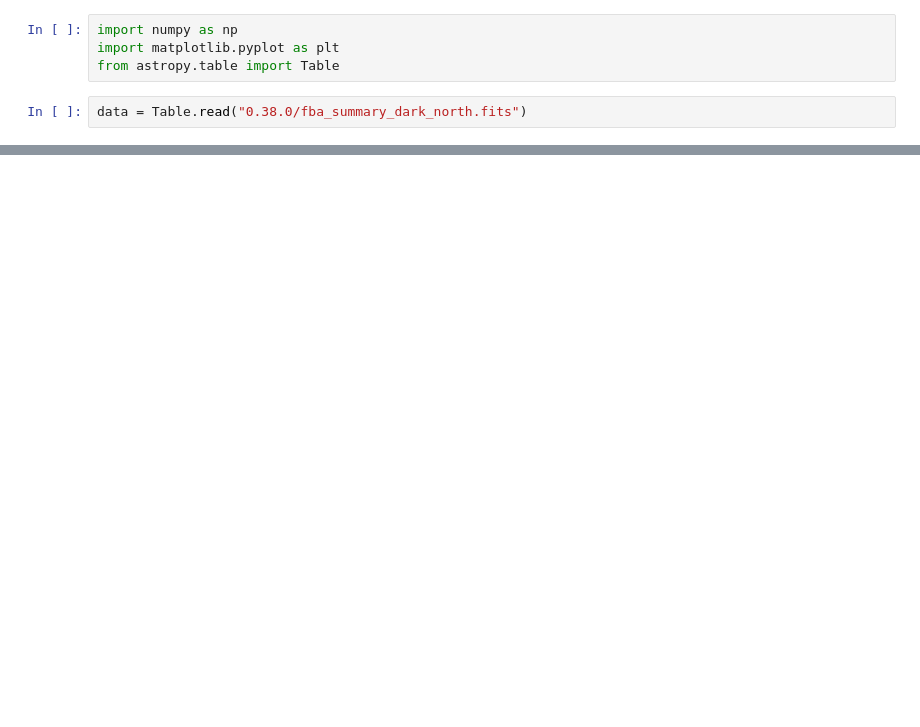
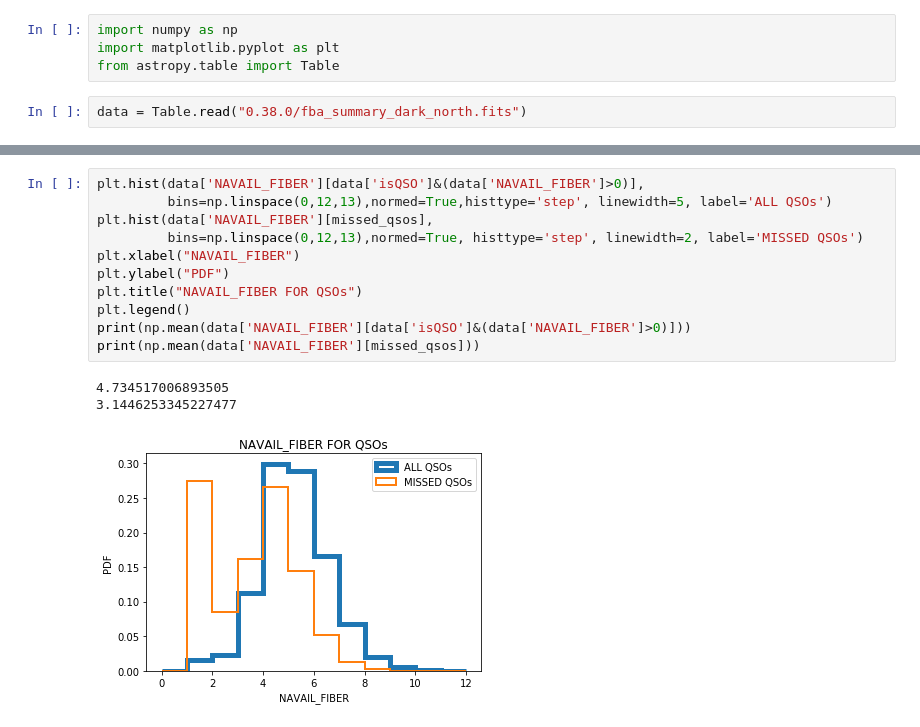
Before and after one commit to forero/SandboxDESI, a Jupyter notebook: DR8/explore_results_fba_DR8.ipynb, the cells around one changed output, grey strips where cells are left out. Cells and saved outputs as stored; diff of their text form; blank space fills up the shorter version.

```diff
--- a/DR8/explore_results_fba_DR8.ipynb
+++ b/DR8/explore_results_fba_DR8.ipynb
@@ -65,0 +70,15 @@ plt.scatter(data['RA'][missed_qsos], data['DEC'][missed_qsos], s=0.1)
+# %%
+plt.hist(data['NAVAIL_FIBER'][data['isQSO']&(data['NAVAIL_FIBER']>0)],
+         bins=np.linspace(0,12,13),normed=True,histtype='step', linewidth=5, label='ALL QSOs')
+plt.hist(data['NAVAIL_FIBER'][missed_qsos],
+         bins=np.linspace(0,12,13),normed=True, histtype='step', linewidth=2, label='MISSED QSOs')
+plt.xlabel("NAVAIL_FIBER")
+plt.ylabel("PDF")
+plt.title("NAVAIL_FIBER FOR QSOs")
+plt.legend()
+print(np.mean(data['NAVAIL_FIBER'][data['isQSO']&(data['NAVAIL_FIBER']>0)]))
+print(np.mean(data['NAVAIL_FIBER'][missed_qsos]))
+# %% [output]
+4.734517006893505
+3.1446253345227477
+[figure, added]
```
Also changed, not shown: parts of 8 cells of this notebook.
